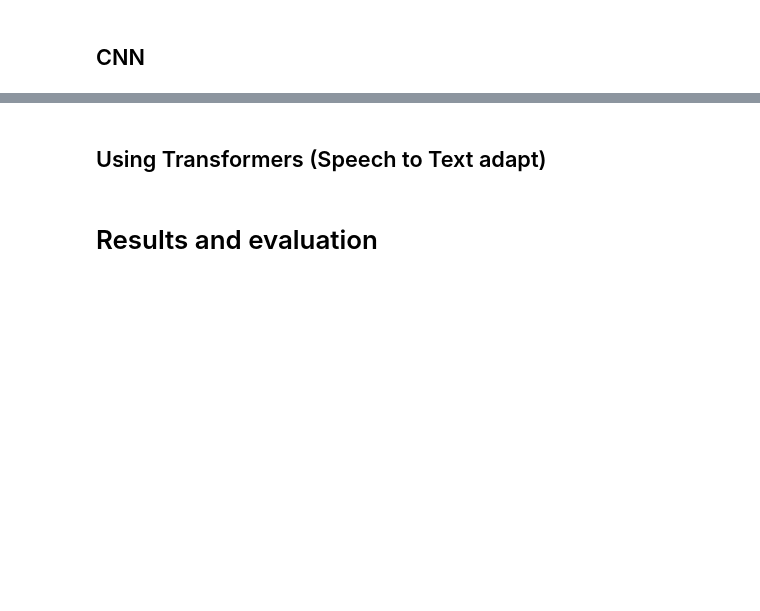
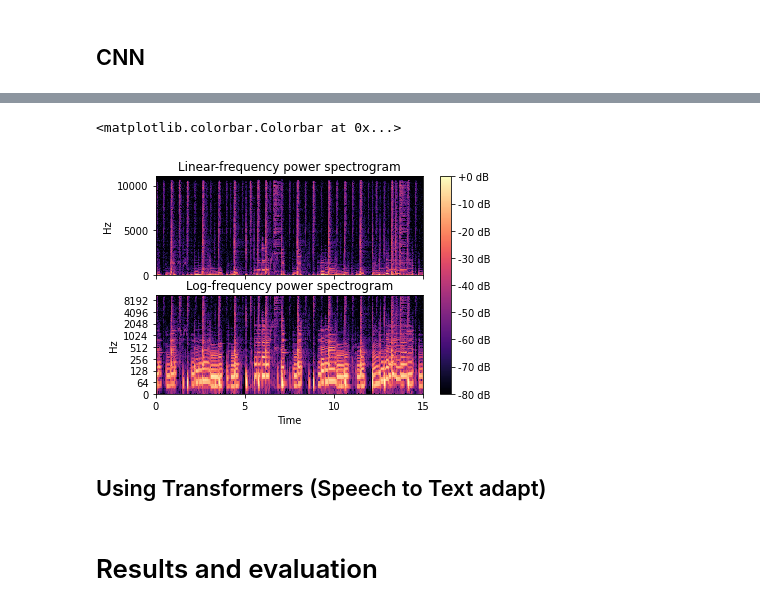
Before and after one commit to asahicantu/DAT5502021, a Jupyter notebook: dat550-2021-final-project.ipynb, the cells around one changed output, grey strips where cells are left out. Drawn from its saved outputs; the diff is of its cells as text; code cells hidden in the pictures; blank space fills up the shorter version.

```diff
--- a/dat550-2021-final-project.ipynb
+++ b/dat550-2021-final-project.ipynb
@@ -491,0 +483,19 @@ ax.set(title='Normalized log-power Mel-frequency spectrogram')
+# %%
+import matplotlib.pyplot as plt
+y, sr = librosa.load(librosa.ex('choice'), duration=15)
+fig, ax = plt.subplots(nrows=2, ncols=1, sharex=True)
+D = librosa.amplitude_to_db(np.abs(librosa.stft(y)), ref=np.max)
+img = librosa.display.specshow(D, y_axis='linear', x_axis='time',
+                               sr=sr, ax=ax[0])
+ax[0].set(title='Linear-frequency power spectrogram')
+ax[0].label_outer()
+
+hop_length = 1024
+D = librosa.amplitude_to_db(np.abs(librosa.stft(y, hop_length=hop_length)),
+                            ref=np.max)
+librosa.display.specshow(D, y_axis='log', sr=sr, hop_length=hop_length,
+                         x_axis='time', ax=ax[1])
+ax[1].set(title='Log-frequency power spectrogram')
+ax[1].label_outer()
+fig.colorbar(img, ax=ax, format="%+2.f dB")
+# %% [output]
@@ -492,3 +503,5 @@ ax.set(title='Normalized log-power Mel-frequency spectrogram')
+<matplotlib.colorbar.Colorbar at 0x...>
+[figure, added]
 # %%
 fig, ax = plt.subplots()
 img = librosa.display.specshow(X_mfcc_train[100], x_axis='time', sr=SAMPLE_RATE, ax=ax)
```
Also changed, not shown: parts of 34 cells of this notebook, 2 other files.
